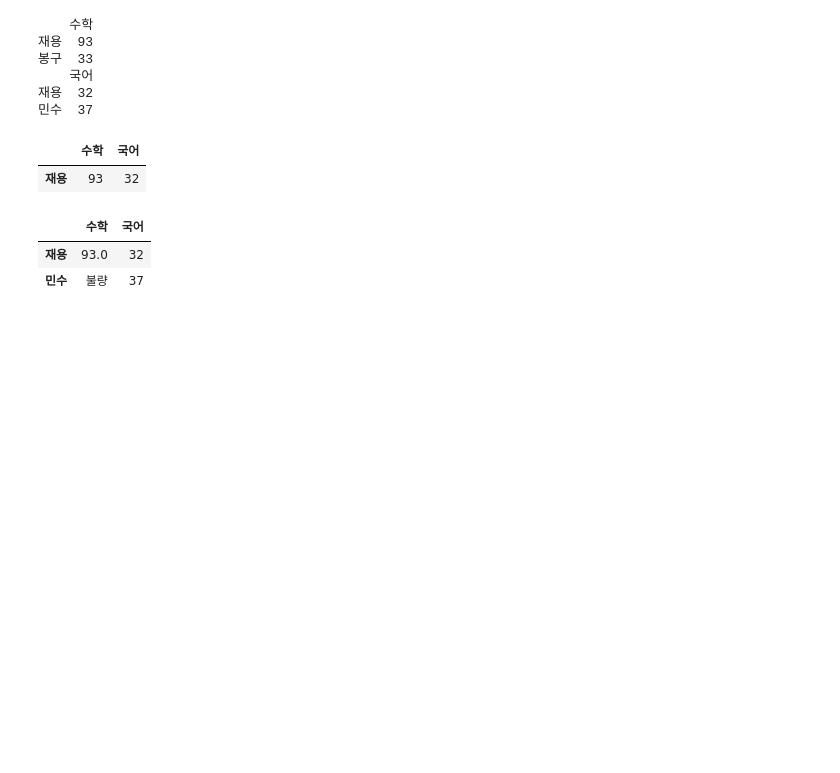
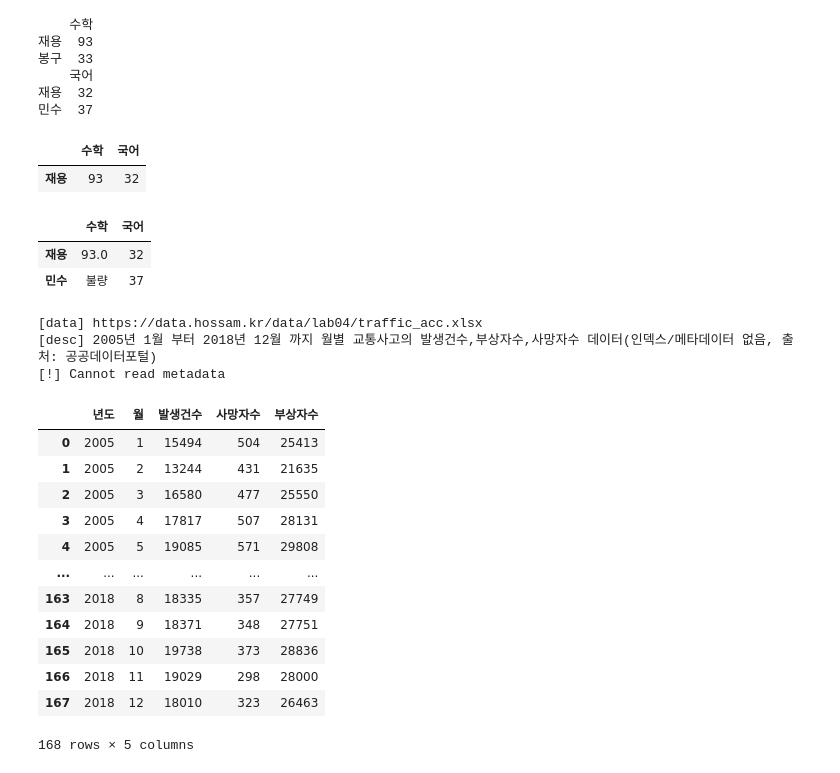
Before and after one commit to JAEYONG0303/For-python-, a Jupyter notebook: 코드 무한 연습용.ipynb, the cells around one changed output. Cells and saved outputs as stored; diff of their text form; code cells hidden in the pictures; blank space fills up the shorter version.

```diff
--- a/코드 무한 연습용.ipynb
+++ b/코드 무한 연습용.ipynb
@@ -2281,0 +2288,20 @@ mg3
+# %%
+origin = load_data('traffic_acc')
+origin
+# %% [output]
+[data] https://data.hossam.kr/data/lab04/traffic_acc.xlsx
+[desc] 2005년 1월 부터 2018년 12월 까지 월별 교통사고의 발생건수,부상자수,사망자수 데이터(인덱스/메타데이터 없음, 출처: 공공데이터포털)
+[!] Cannot read metadata
+|  | 년도 | 월 | 발생건수 | 사망자수 | 부상자수 |
+| 0 | 2005 | 1 | 15494 | 504 | 25413 |
+| 1 | 2005 | 2 | 13244 | 431 | 21635 |
+| 2 | 2005 | 3 | 16580 | 477 | 25550 |
+| 3 | 2005 | 4 | 17817 | 507 | 28131 |
+| 4 | 2005 | 5 | 19085 | 571 | 29808 |
+| ... | ... | ... | ... | ... | ... |
+| 163 | 2018 | 8 | 18335 | 357 | 27749 |
+| 164 | 2018 | 9 | 18371 | 348 | 27751 |
+| 165 | 2018 | 10 | 19738 | 373 | 28836 |
+| 166 | 2018 | 11 | 19029 | 298 | 28000 |
+| 167 | 2018 | 12 | 18010 | 323 | 26463 |
+168 rows × 5 columns
```
Also changed, not shown: parts of 8 cells of this notebook, 9 other files.
